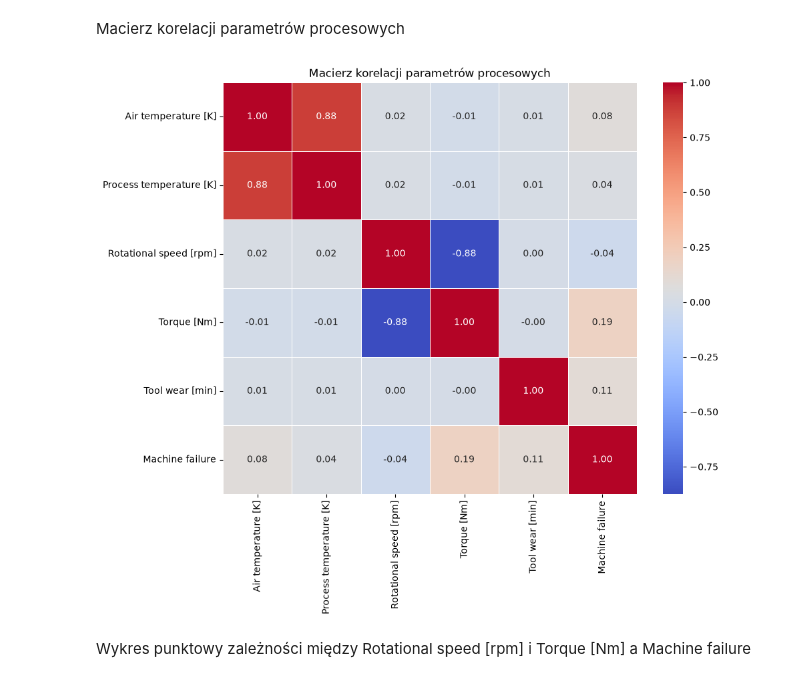
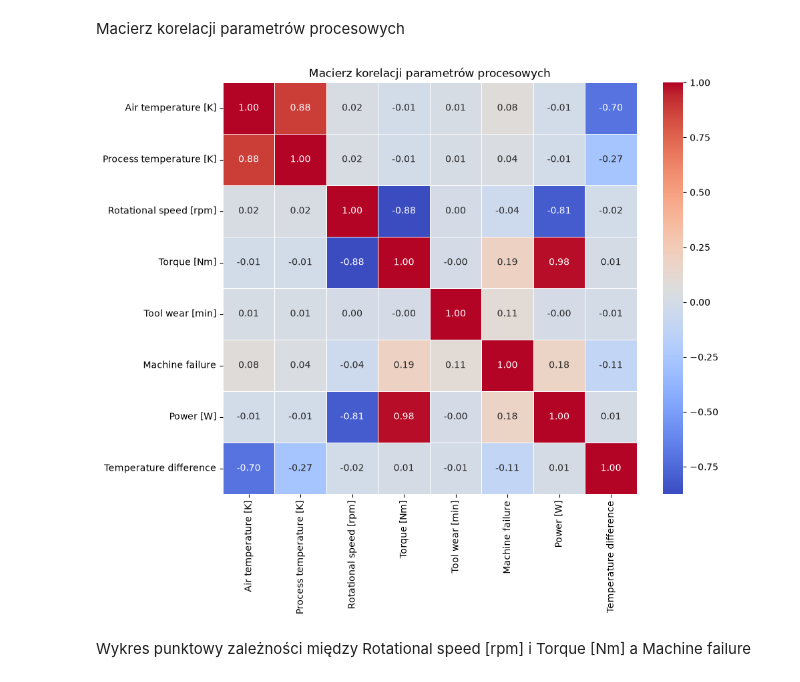
Before and after one commit to KacperKnapek/Machine-failure-prediction, a Jupyter notebook: notebooks/01_eda.ipynb, the cells around one changed output. Saved outputs shown, nothing was run; the diff lists cells and outputs as text; code cells hidden in the pictures.

```diff
--- a/notebooks/01_eda.ipynb
+++ b/notebooks/01_eda.ipynb
@@ -299,16 +323,14 @@ plot_box_hist(df, 'Machine failure', 'Temperature difference')
 # %% [markdown]
 Macierz korelacji parametrów procesowych
 # %%
-numeric_cols = df[['Air temperature [K]', 'Process temperature [K]', 'Rotational speed [rpm]', 'Torque [Nm]', 'Tool wear [min]', 'Machine failure']]
-
-corr_matrix = numeric_cols.corr()
+corr_matrix = df[['Air temperature [K]', 'Process temperature [K]', 'Rotational speed [rpm]', 'Torque [Nm]', 'Tool wear [min]', 'Machine failure', 'Power [W]','Temperature difference']].corr()
 
 plt.figure(figsize=(10, 8))
 sns.heatmap(corr_matrix, annot=True, cmap = 'coolwarm', fmt=".2f", linewidths=0.5)
 plt.title("Macierz korelacji parametrów procesowych")
 plt.show()
 # %% [output]
-[figure, old version]
+[figure, new version]
 # %% [markdown]
 Wykres punktowy zależności między Rotational speed [rpm] i Torque [Nm] a Machine failure
 # %%
```
Also changed, not shown: parts of 20 cells of this notebook.
